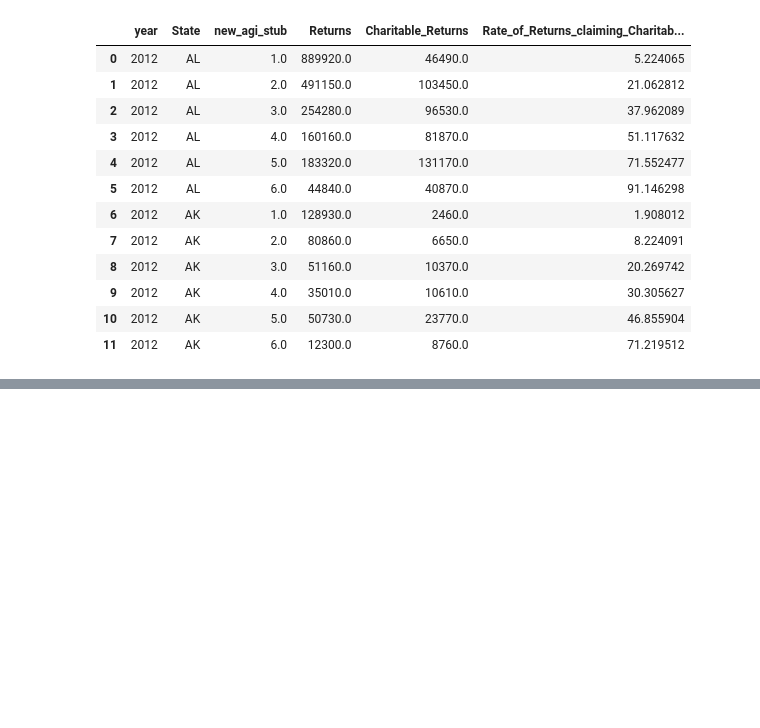
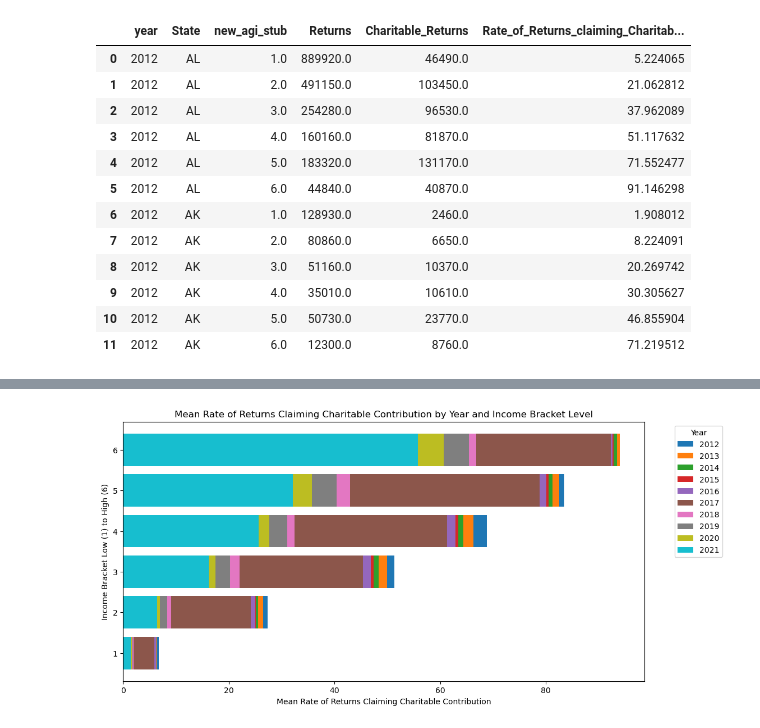
Before and after one commit to HasmigG/TaxAnalysis, a Jupyter notebook: etl_Hasmig.ipynb, the cells around one changed output, grey strips where cells are left out. Drawn from its saved outputs; the diff is of its cells as text; code cells hidden in the pictures; blank space fills up the shorter version.

```diff
--- a/etl_Hasmig.ipynb
+++ b/etl_Hasmig.ipynb
@@ -343,2 +350,15 @@ df_charitable_returns.head(12)
+# %%
+plt.figure(figsize=(12, 6))
+for state, group in df_charitable_returns.groupby('year'):
+    plt.barh(group['new_agi_stub'], group['Rate_of_Returns_claiming_Charitable_Contribution'], label=state)
+
+plt.ylabel('Income Bracket Low (1) to High (6)')
+plt.xlabel('Mean Rate of Returns Claiming Charitable Contribution')
+plt.title('Mean Rate of Returns Claiming Charitable Contribution by Year and Income Bracket Level')
+plt.legend(title='Year', bbox_to_anchor=(1.05, 1), loc='upper left')
+
+plt.show()
+# %% [output]
+[figure, added]
 # %%
 df_charitable_returns.to_json('rate_of_charitable_returns.json', orient='records')
```
Also changed, not shown: parts of 3 cells of this notebook, 2 other files.
